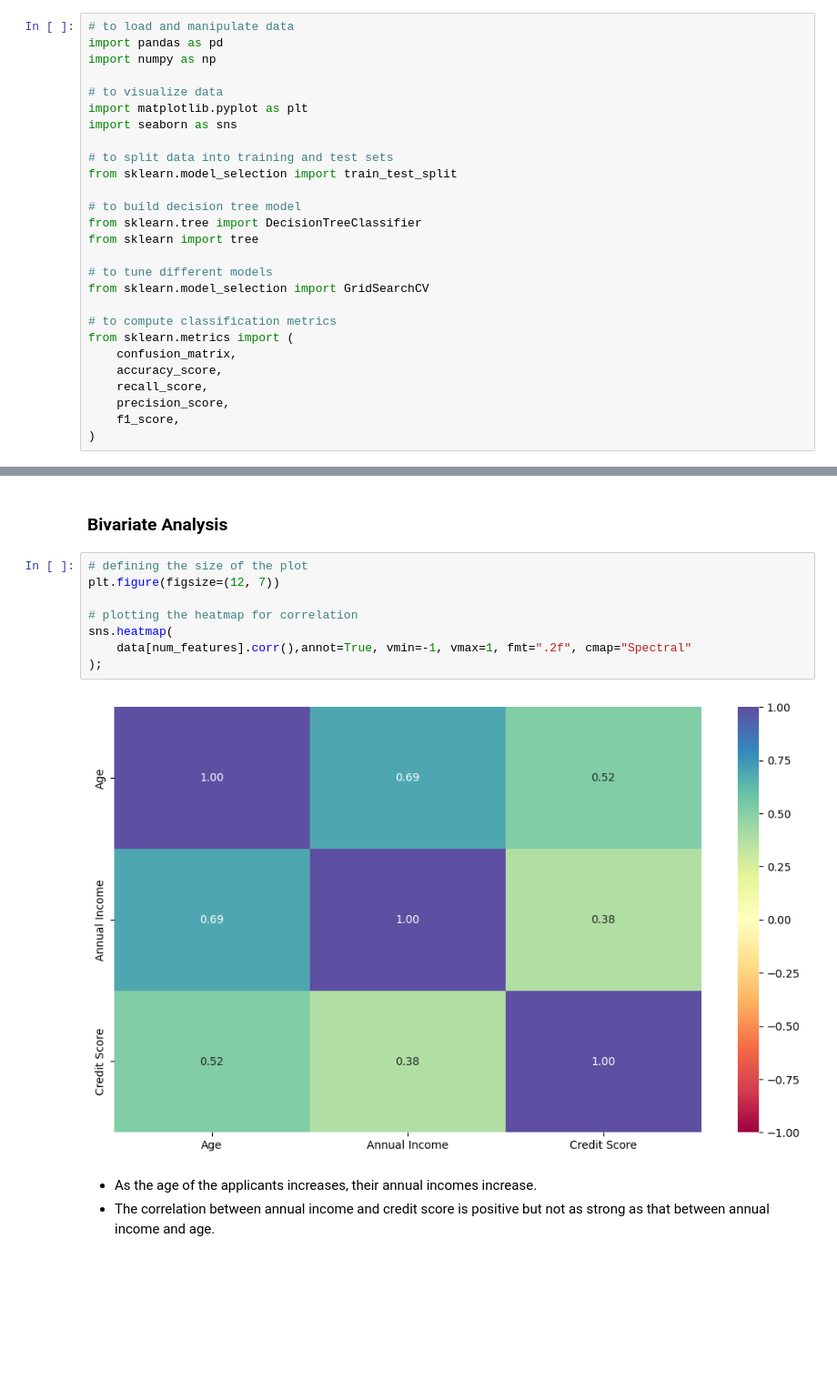
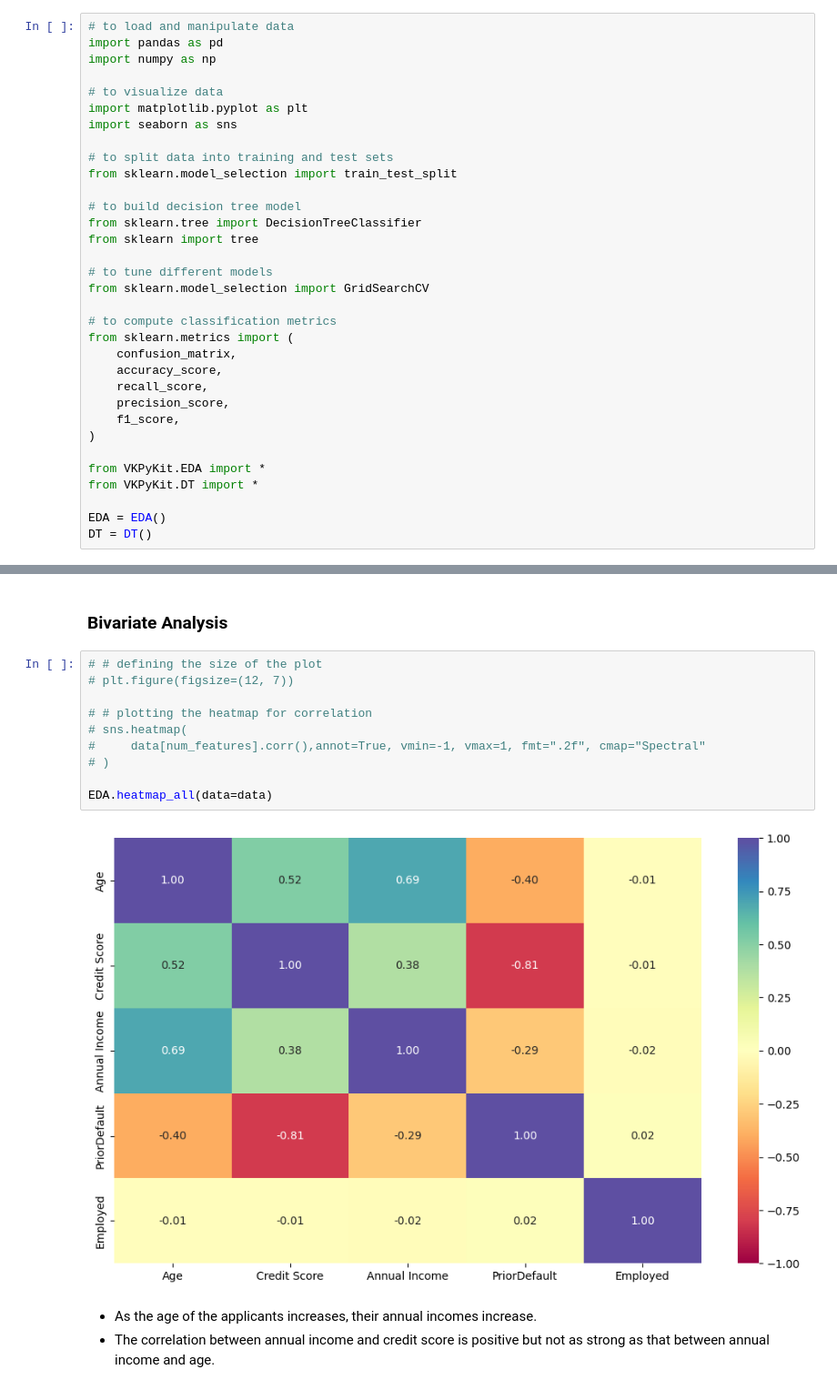
Before and after one commit to assignarc/AI-ML-Experiments, a Jupyter notebook: W6-DecisionTree/CreditCard/CreeditCard-Hands_on_Decision_Tree_Notebook.ipynb, the cells around one changed output, grey strips where cells are left out. Shown at 91% size. Saved outputs shown, nothing was run; the diff lists cells and outputs as text; blank space fills up the shorter version.

```diff
--- a/W6-DecisionTree/CreditCard/CreeditCard-Hands_on_Decision_Tree_Notebook.ipynb
+++ b/W6-DecisionTree/CreditCard/CreeditCard-Hands_on_Decision_Tree_Notebook.ipynb
@@ -73,6 +73,12 @@ from sklearn.metrics import (
     precision_score,
     f1_score,
 )
+
+from VKPyKit.EDA import *
+from VKPyKit.DT import *
+
+EDA = EDA()
+DT = DT()
 # %% [markdown]
 # **Loading the data**
 # %%
@@ -282,15 +290,17 @@ Name: proportion, dtype: float64
 # %% [markdown]
 ### Bivariate Analysis
 # %%
-# defining the size of the plot
-plt.figure(figsize=(12, 7))
+# # defining the size of the plot
+# plt.figure(figsize=(12, 7))
 
-# plotting the heatmap for correlation
-sns.heatmap(
-    data[num_features].corr(),annot=True, vmin=-1, vmax=1, fmt=".2f", cmap="Spectral"
-);
+# # plotting the heatmap for correlation
+# sns.heatmap(
+#     data[num_features].corr(),annot=True, vmin=-1, vmax=1, fmt=".2f", cmap="Spectral"
+# )
+
+EDA.heatmap_all(data=data)
 # %% [output]
-[figure, old version]
+[figure, new version]
 # %% [markdown]
 - As the age of the applicants increases, their annual incomes increase.
 - The correlation between annual income and credit score is positive but not as strong as that between annual income and age.
```
Also changed, not shown: parts of 32 cells of this notebook, 15 other files.
